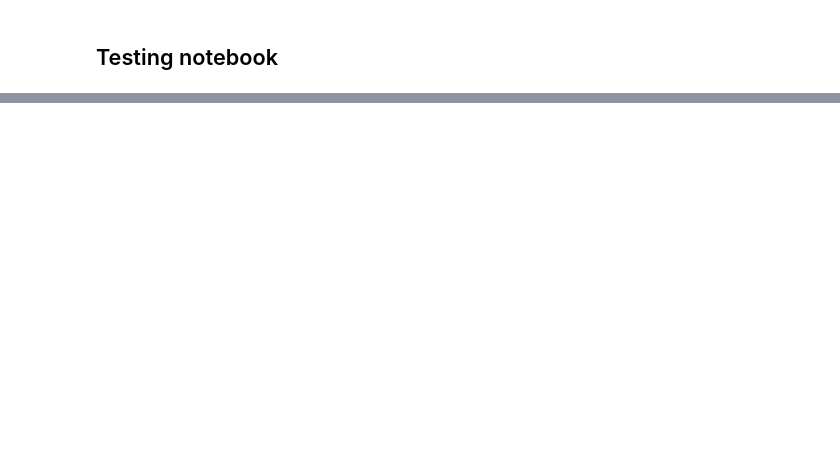
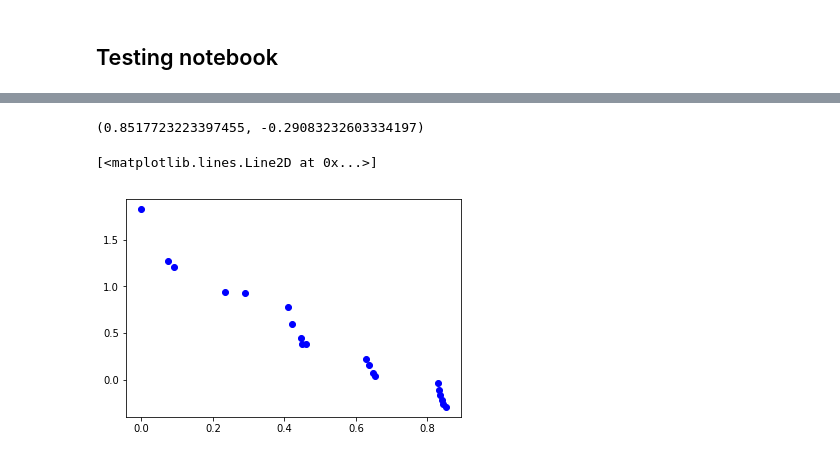
Before and after one commit to STarrio/MOEC-ASC, a Jupyter notebook: Tests.ipynb, the cells around one changed output, grey strips where cells are left out. Drawn from its saved outputs; the diff is of its cells as text; code cells hidden in the pictures; blank space fills up the shorter version.

```diff
--- a/Tests.ipynb
+++ b/Tests.ipynb
@@ -7,2 +9,0 @@ moec = a1.MOEC(10,5000,3,0.5)
-# %%
-moec.run()
@@ -10,0 +10,2 @@ ValueError: math domain error
+# %%
+frente = moec.run()
@@ -10,0 +32,14 @@ ValueError: math domain error
+# %%
+zdt = zdt3.ZDT3()
+# %%
+zdt.func(frente[0])
+# %% [output]
+(0.8517723223397455, -0.29083232603334197)
+# %%
+res_1 = np.array([zdt.func(c)[0] for c in frente])
+res_2 = np.array([zdt.func(c)[1] for c in frente])
+# %%
+plt.plot(res_1,res_2,'bo')
+# %% [output]
+[<matplotlib.lines.Line2D at 0x...>]
+[figure, added]
```
Also changed, not shown: parts of 5 cells of this notebook, 1 other file.
